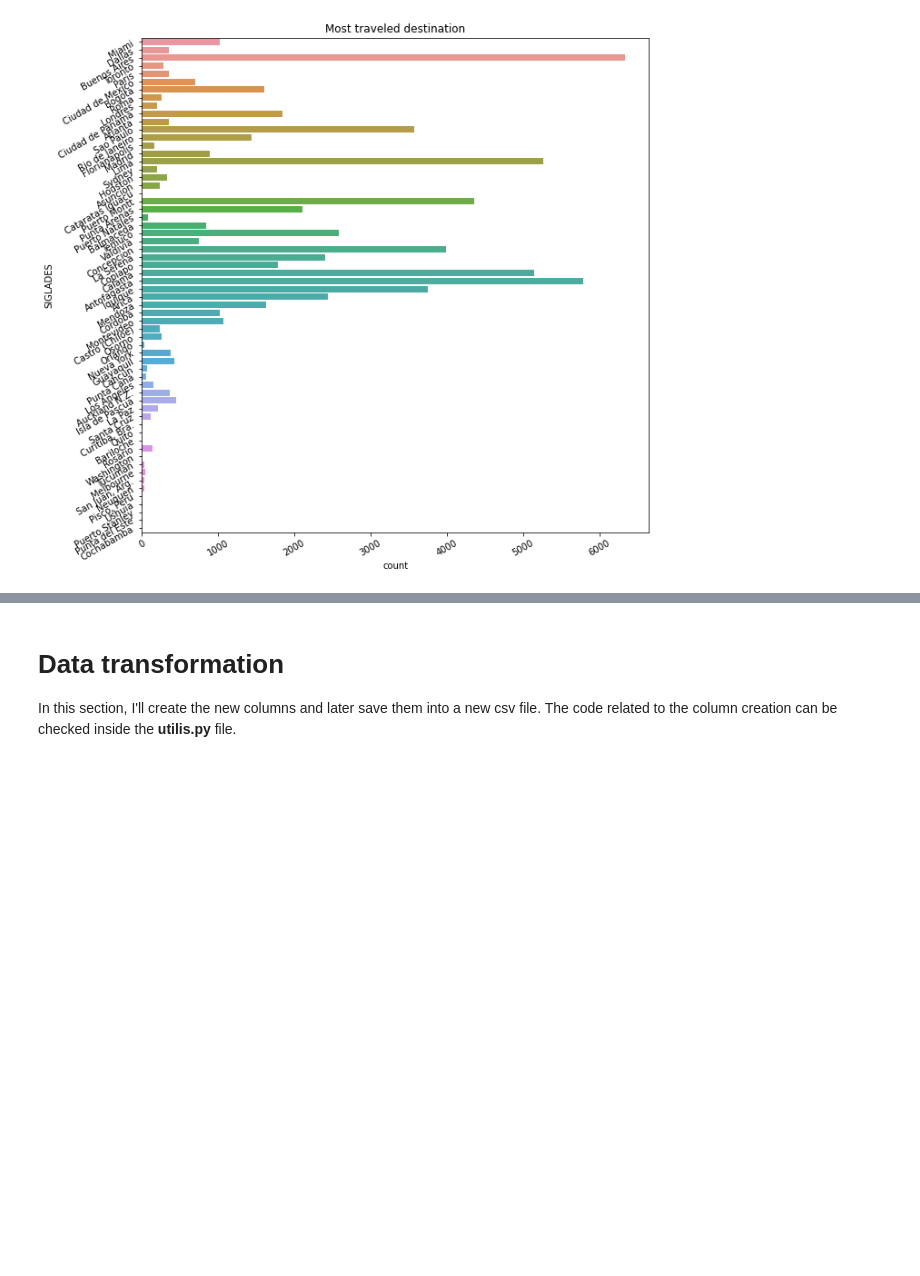
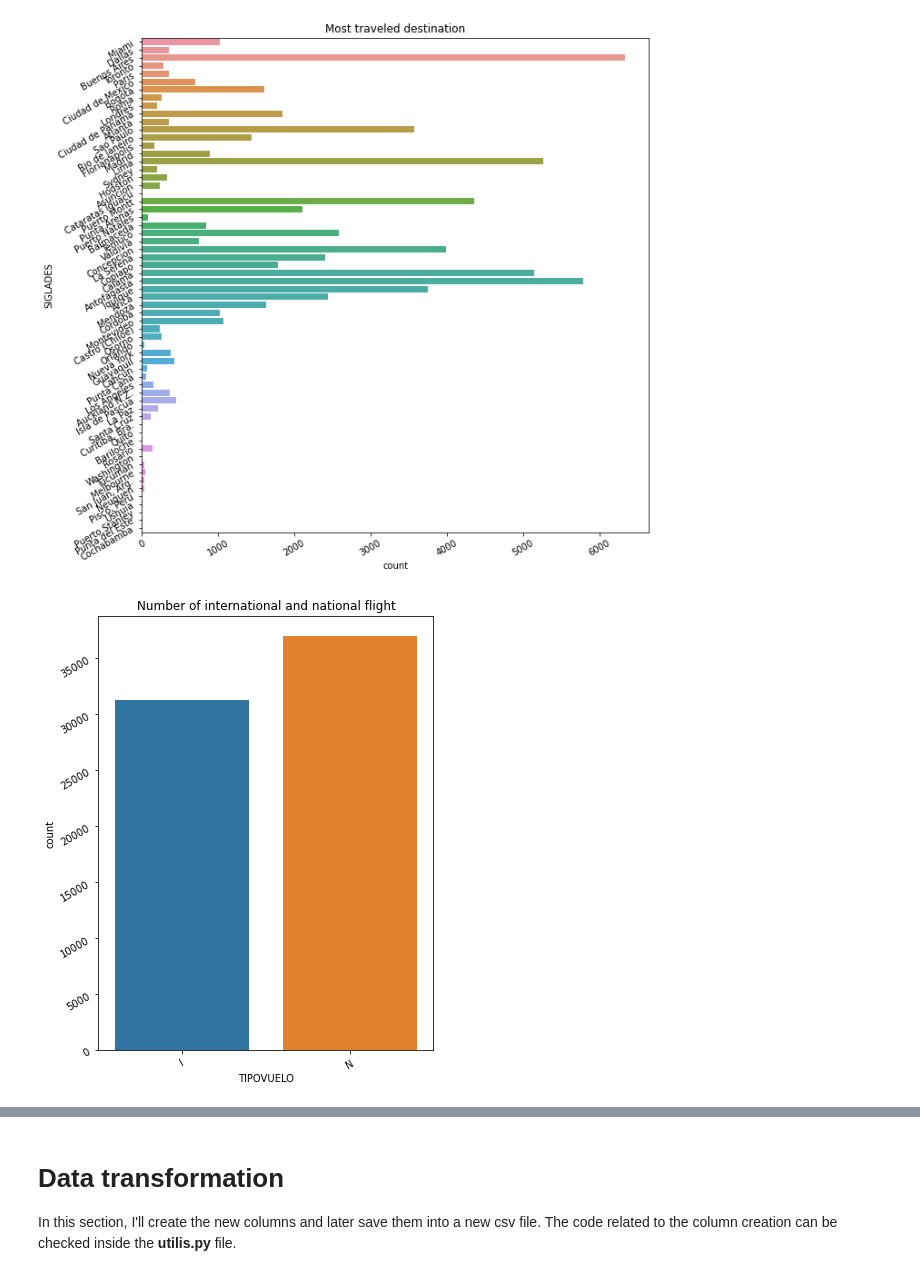
Before and after one commit to nestornav/ml_airplane_delay, a Jupyter notebook: solution.ipynb, the cells around one changed output, grey strips where cells are left out. Drawn from its saved outputs; the diff is of its cells as text; code cells hidden in the pictures; blank space fills up the shorter version.

```diff
--- a/solution.ipynb
+++ b/solution.ipynb
@@ -94,4 +142,11 @@ plt.title('Most traveled destination')
 plt.tick_params(labelrotation=30)
 # %% [output]
 [figure]
+# %%
+fig = plt.figure(figsize=(6, 8))
+seaborn.countplot(x=df['TIPOVUELO'])
+plt.title('Number of international and national flight')
+plt.tick_params(labelrotation=30)
+# %% [output]
+[figure, added]
 # %%
```
Also changed, not shown: parts of 23 cells of this notebook, 2 other files.
